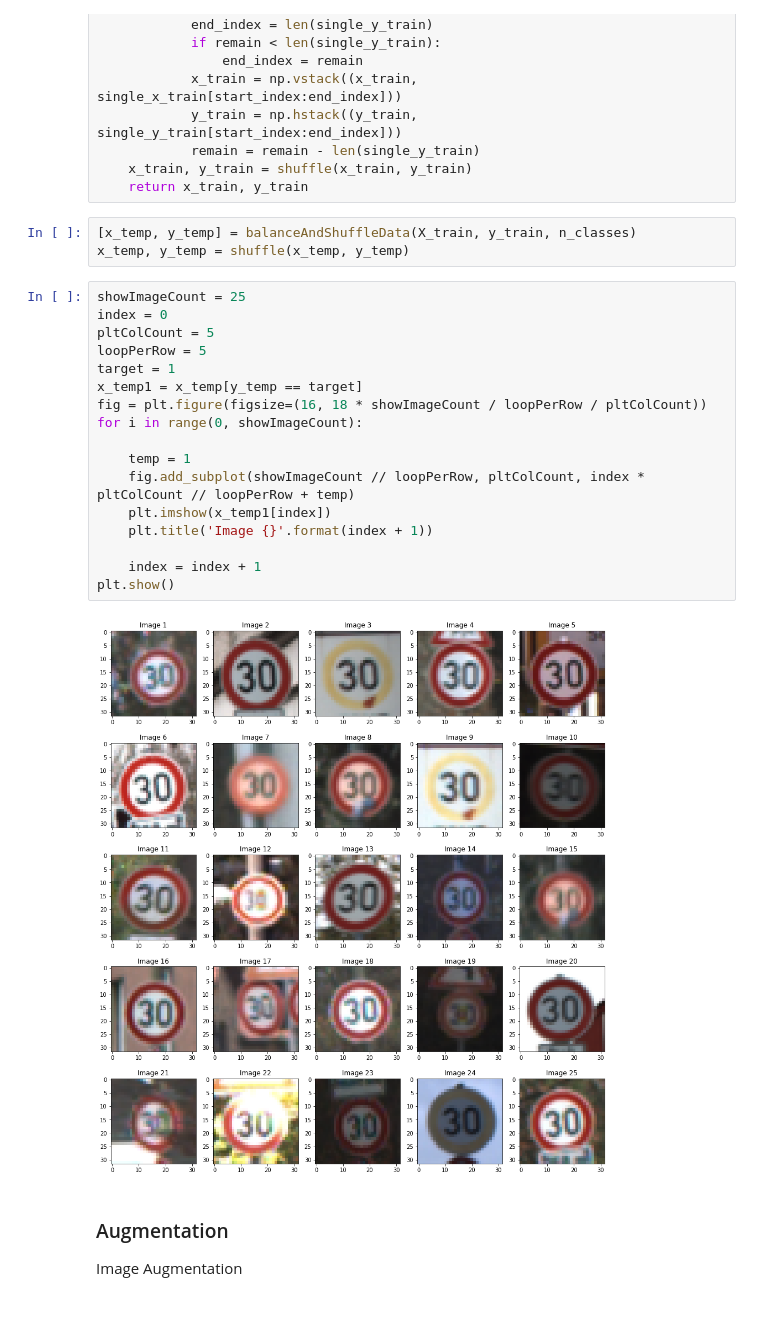
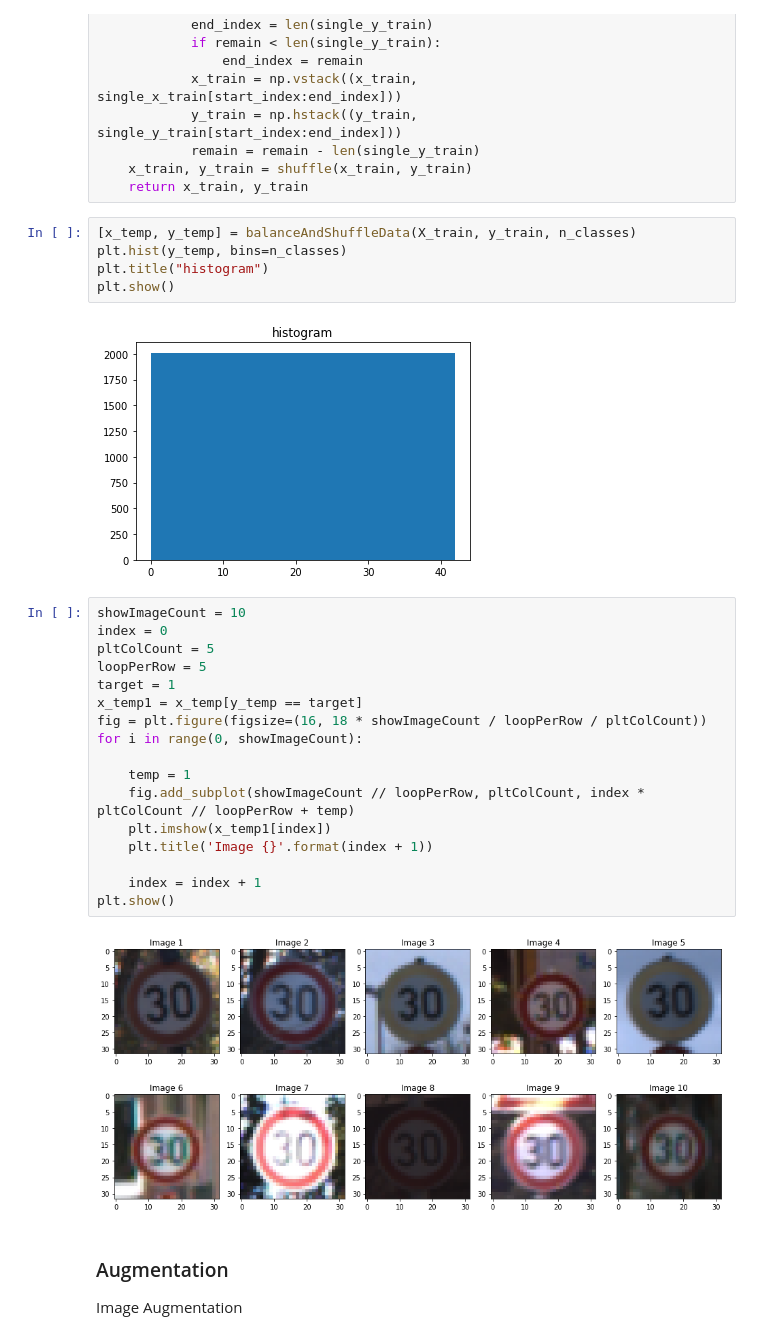
Before and after one commit to mkleung-dev/CarND-Traffic-Sign-Classifier-Project, a Jupyter notebook: Traffic_Sign_Classifier.ipynb, the cells around one changed output. Saved outputs shown, nothing was run; the diff lists cells and outputs as text; blank space fills up the shorter version.

```diff
--- a/Traffic_Sign_Classifier.ipynb
+++ b/Traffic_Sign_Classifier.ipynb
@@ -213,26 +211,30 @@ def balanceAndShuffleData(x_train, y_train, n_classes):
     return x_train, y_train
 # %%
 [x_temp, y_temp] = balanceAndShuffleData(X_train, y_train, n_classes)
-x_temp, y_temp = shuffle(x_temp, y_temp)
+plt.hist(y_temp, bins=n_classes)
+plt.title("histogram")
+plt.show()
+# %% [output]
+[figure, added]
 # %%
-showImageCount = 25
+showImageCount = 10
 index = 0
 pltColCount = 5
 loopPerRow = 5
 target = 1
 x_temp1 = x_temp[y_temp == target]
 fig = plt.figure(figsize=(16, 18 * showImageCount / loopPerRow / pltColCount))
 for i in range(0, showImageCount):
 
     temp = 1
     fig.add_subplot(showImageCount // loopPerRow, pltColCount, index * pltColCount // loopPerRow + temp)
     plt.imshow(x_temp1[index])
     plt.title('Image {}'.format(index + 1))
 
     index = index + 1
 plt.show()
 # %% [output]
-[figure, old version]
+[figure, new version]
 # %% [markdown]
 ### Augmentation
 Image Augmentation
```
Also changed, not shown: parts of 16 cells of this notebook.
